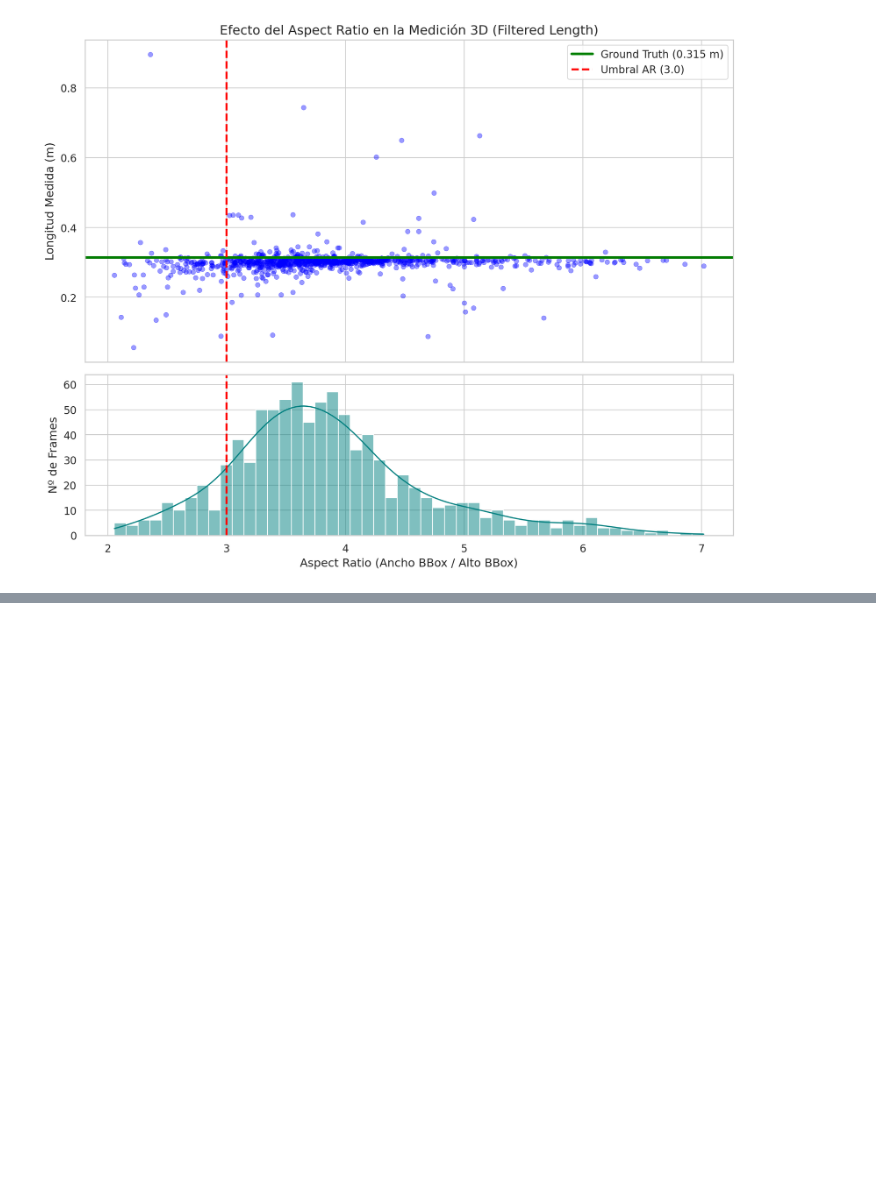
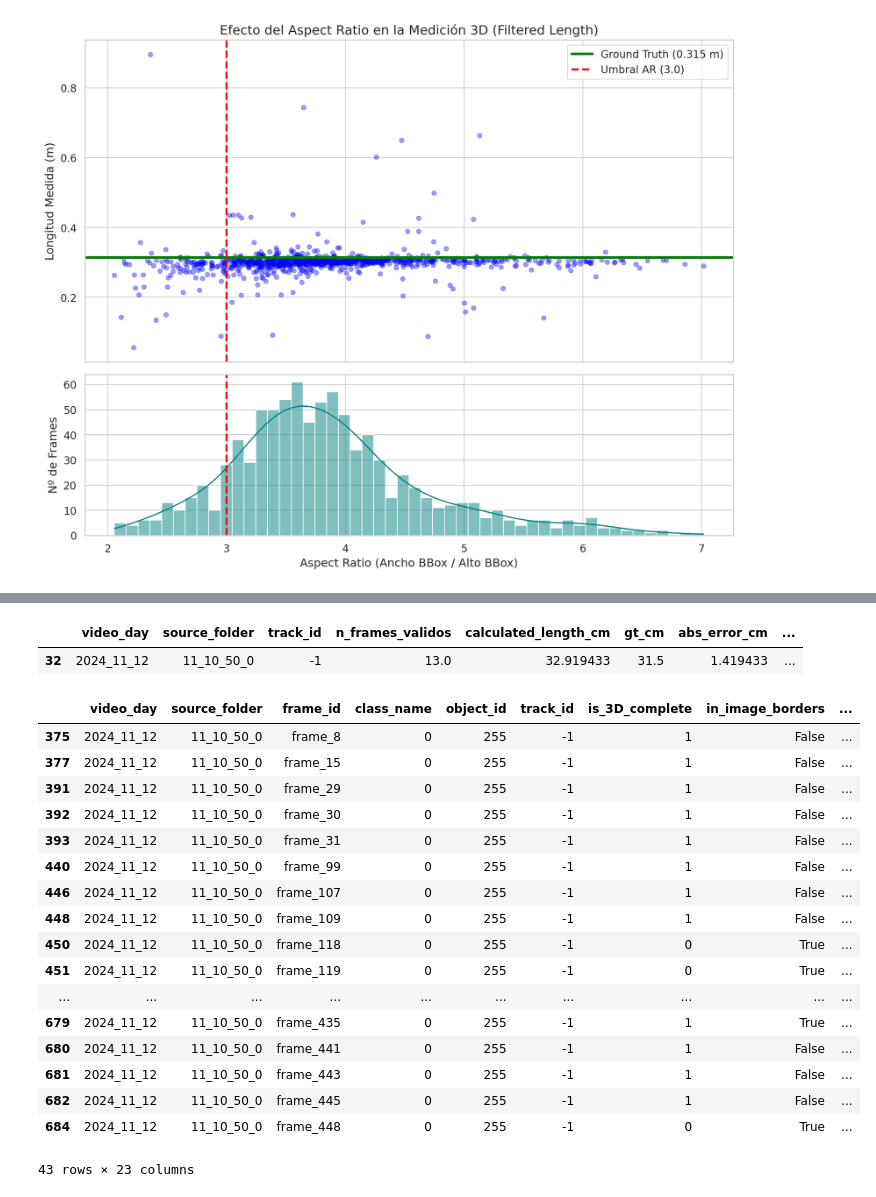
Before and after one commit to Caterina1996/fish_sizing, a Jupyter notebook: scripts/results_analysis/results_analysis.ipynb, the cells around one changed output, grey strips where cells are left out. Drawn from its saved outputs; the diff is of its cells as text; code cells hidden in the pictures; blank space fills up the shorter version.

```diff
--- a/scripts/results_analysis/results_analysis.ipynb
+++ b/scripts/results_analysis/results_analysis.ipynb
@@ -273,0 +323,13 @@ ETAPA DEL PIPELINE (CASCADA)                  | ERROR MEDIO     | FRAMES VIVOS
+# %%
+# df_base_noviembre = df_results["df_raw_agg_2024_11_12"]["5. + Filtro: is_3D_complete"]
+df_base_noviembre = df_results["df_raw_agg_2024_11_12"]["0. Base (HDBSCAN sin filtros)"]
+
+
+# display(df_base_noviembre.sort_values(by='abs_error_cm', ascending=False))
+# Con los paréntesis mágicos añadidos:
+peces_filtrados = df_base_noviembre[(df_base_noviembre["source_folder"] == "11_10_50_0") & (df_base_noviembre["track_id"] == -1)]
+
+display(peces_filtrados)
+# %% [output]
+|  | video_day | source_folder | track_id | n_frames_validos | calculated_length_cm | gt_cm | abs_error_cm | ... |
+| 32 | 2024_11_12 | 11_10_50_0 | -1 | 13.0 | 32.919433 | 31.5 | 1.419433 | ... |
@@ -273,0 +338,21 @@ ETAPA DEL PIPELINE (CASCADA)                  | ERROR MEDIO     | FRAMES VIVOS
+# %%
+df_raw_agg_2024_11_12[(df_raw_agg_2024_11_12["source_folder"] == "11_10_50_0") & (df_raw_agg_2024_11_12["track_id"] == -1)]
+# %% [output]
+|  | video_day | source_folder | frame_id | class_name | object_id | track_id | is_3D_complete | in_image_borders | ... |
+| 375 | 2024_11_12 | 11_10_50_0 | frame_8 | 0 | 255 | -1 | 1 | False | ... |
+| 377 | 2024_11_12 | 11_10_50_0 | frame_15 | 0 | 255 | -1 | 1 | False | ... |
+| 391 | 2024_11_12 | 11_10_50_0 | frame_29 | 0 | 255 | -1 | 1 | False | ... |
+| 392 | 2024_11_12 | 11_10_50_0 | frame_30 | 0 | 255 | -1 | 1 | False | ... |
+| 393 | 2024_11_12 | 11_10_50_0 | frame_31 | 0 | 255 | -1 | 1 | False | ... |
+| 440 | 2024_11_12 | 11_10_50_0 | frame_99 | 0 | 255 | -1 | 1 | False | ... |
+| 446 | 2024_11_12 | 11_10_50_0 | frame_107 | 0 | 255 | -1 | 1 | False | ... |
+| 448 | 2024_11_12 | 11_10_50_0 | frame_109 | 0 | 255 | -1 | 1 | False | ... |
+| 450 | 2024_11_12 | 11_10_50_0 | frame_118 | 0 | 255 | -1 | 0 | True | ... |
+| 451 | 2024_11_12 | 11_10_50_0 | frame_119 | 0 | 255 | -1 | 0 | True | ... |
+| ... | ... | ... | ... | ... | ... | ... | ... | ... | ... |
+| 679 | 2024_11_12 | 11_10_50_0 | frame_435 | 0 | 255 | -1 | 1 | True | ... |
+| 680 | 2024_11_12 | 11_10_50_0 | frame_441 | 0 | 255 | -1 | 1 | False | ... |
+| 681 | 2024_11_12 | 11_10_50_0 | frame_443 | 0 | 255 | -1 | 1 | False | ... |
+| 682 | 2024_11_12 | 11_10_50_0 | frame_445 | 0 | 255 | -1 | 1 | False | ... |
+| 684 | 2024_11_12 | 11_10_50_0 | frame_448 | 0 | 255 | -1 | 0 | True | ... |
+43 rows × 23 columns
```
Also changed, not shown: parts of 8 cells of this notebook, 53 other files.
